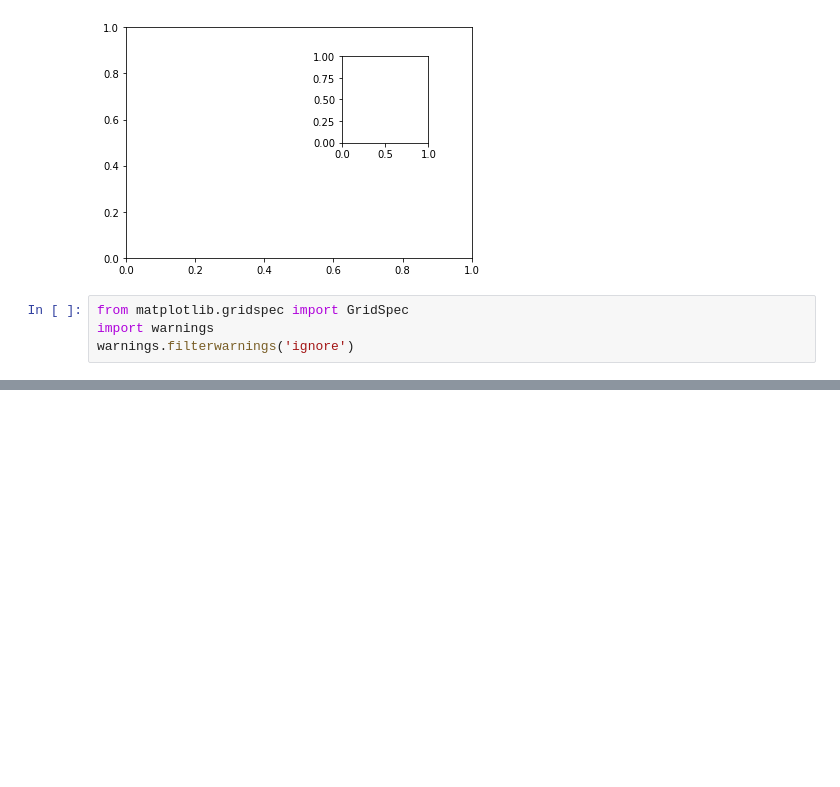
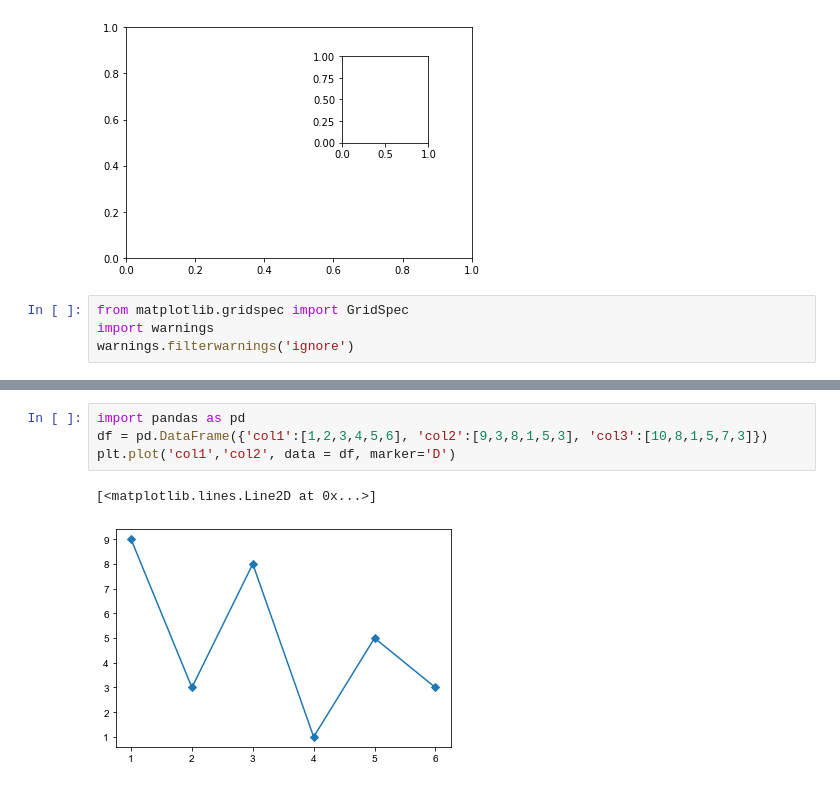
Before and after one commit to hivandu/practise, a Jupyter notebook: data_visualization/ex02.ipynb, the cells around one changed output, grey strips where cells are left out. Cells and saved outputs as stored; diff of their text form; blank space fills up the shorter version.

```diff
--- a/data_visualization/ex02.ipynb
+++ b/data_visualization/ex02.ipynb
@@ -54,0 +81,7 @@ format_axes(fig)
+# %%
+import pandas as pd
+df = pd.DataFrame({'col1':[1,2,3,4,5,6], 'col2':[9,3,8,1,5,3], 'col3':[10,8,1,5,7,3]})
+plt.plot('col1','col2', data = df, marker='D')
+# %% [output]
+[<matplotlib.lines.Line2D at 0x...>]
+[figure, added]
```
Also changed, not shown: parts of 7 cells of this notebook.
